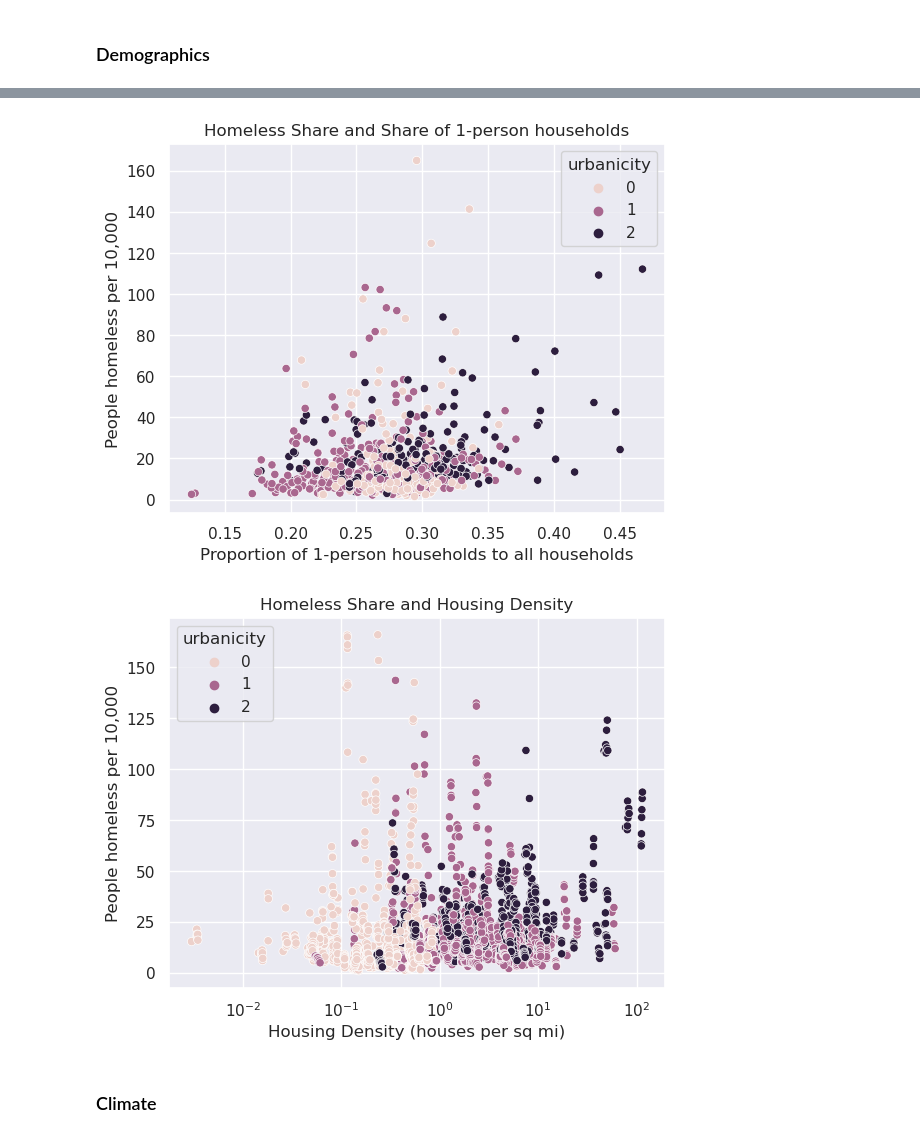
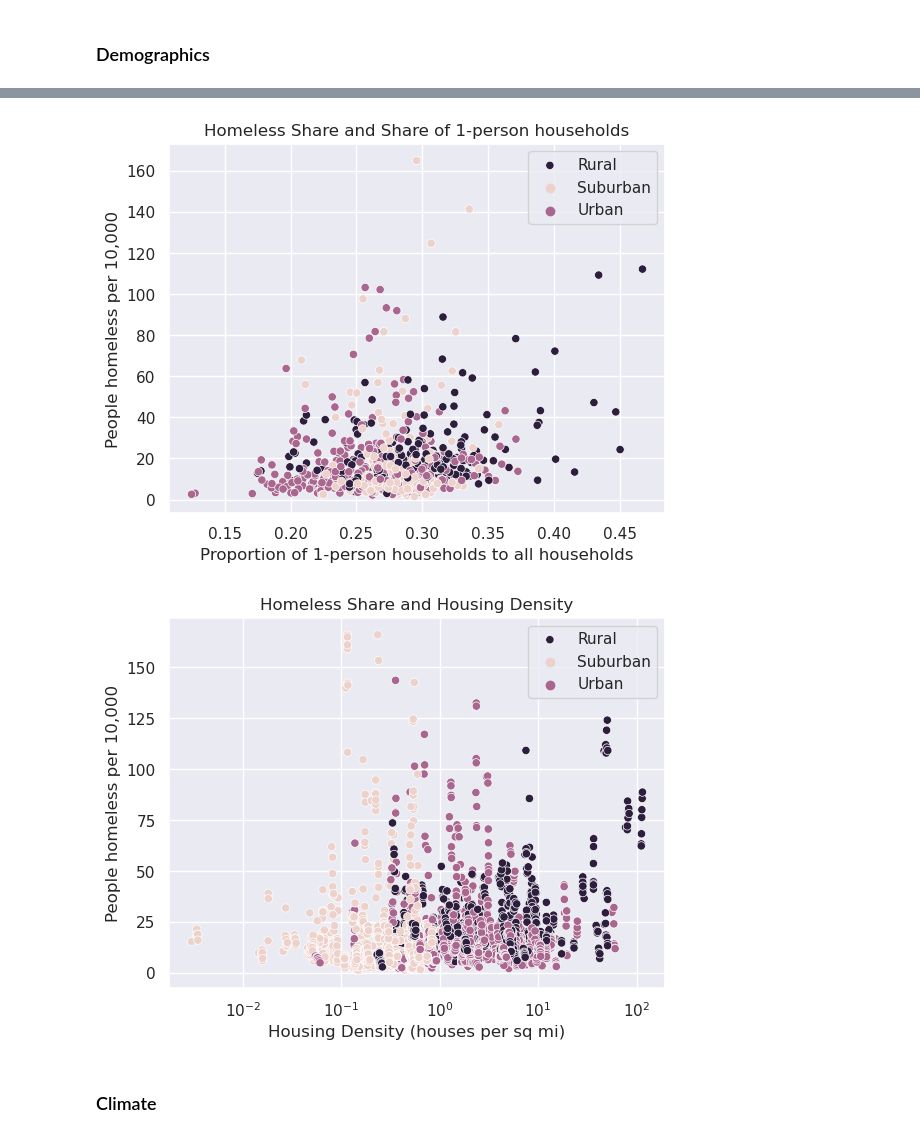
Before and after one commit to nwrousell/data1030-homelessness-project, a Jupyter notebook: homelessness.ipynb, the cells around one changed output, grey strips where cells are left out. Drawn from its saved outputs; the diff is of its cells as text; code cells hidden in the pictures.

```diff
--- a/homelessness.ipynb
+++ b/homelessness.ipynb
@@ -391,20 +407,22 @@ plt.show()
 sns.scatterplot(data=df,x="dem_soc_singadult_acs5yr", y="all_per_10k", hue="urbanicity")
 plt.xlabel("Proportion of 1-person households to all households")
 plt.ylabel("People homeless per 10,000")
+plt.legend(labels=["Rural", "Suburban", "Urban"])
 plt.title("Homeless Share and Share of 1-person households")
 plt.show()
 # %% [output]
-[figure, old version]
+[figure, new version]
 # %%
 # hou_mkt_density_census - housing density
 sns.scatterplot(data=df,x="hou_mkt_density_census", y="all_per_10k", hue="urbanicity")
 plt.xscale("log")
+plt.legend(labels=["Rural", "Suburban", "Urban"])
 plt.xlabel("Housing Density (houses per sq mi)")
 plt.ylabel("People homeless per 10,000")
 plt.title("Homeless Share and Housing Density")
 plt.show()
 # %% [output]
-[figure, old version]
+[figure, new version]
 # %% [markdown]
 ### Climate
 # %%
```
Also changed, not shown: parts of 22 cells of this notebook, 5 other files.
